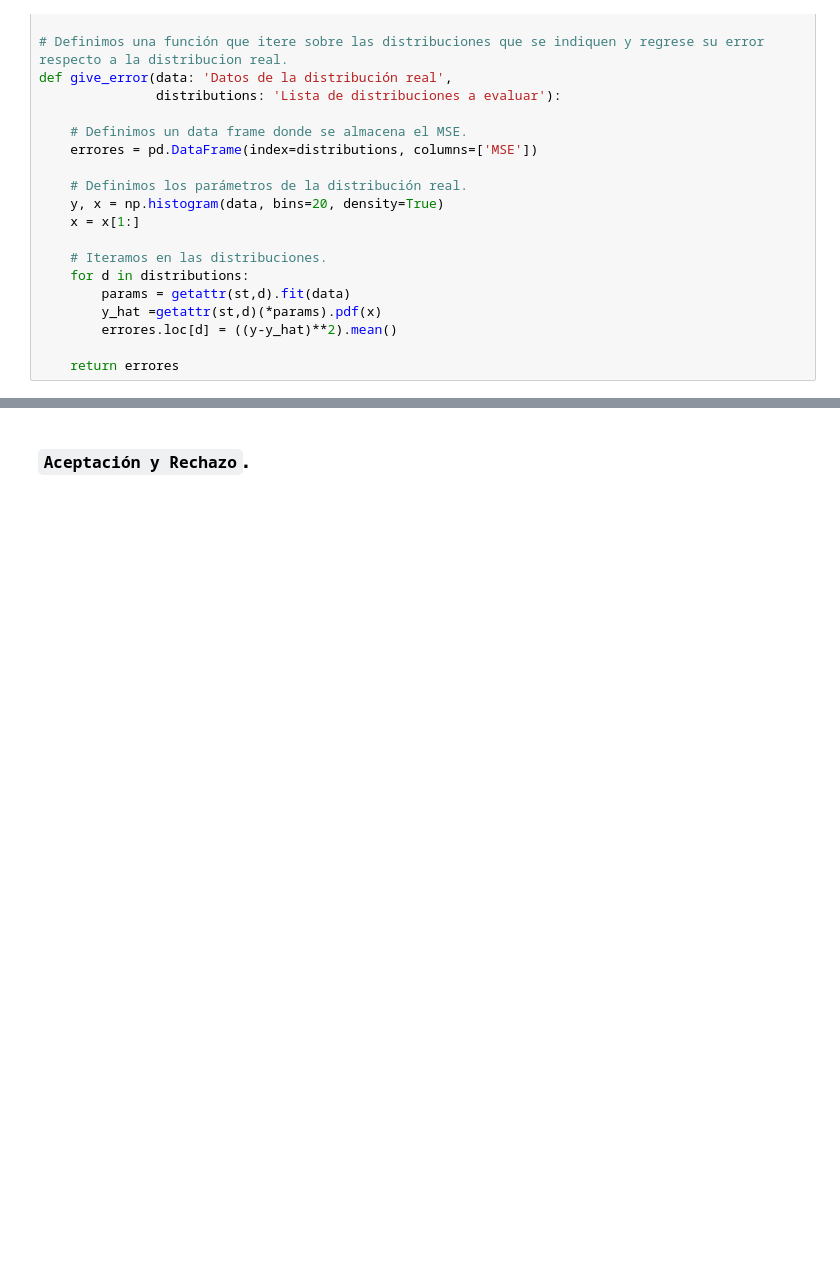
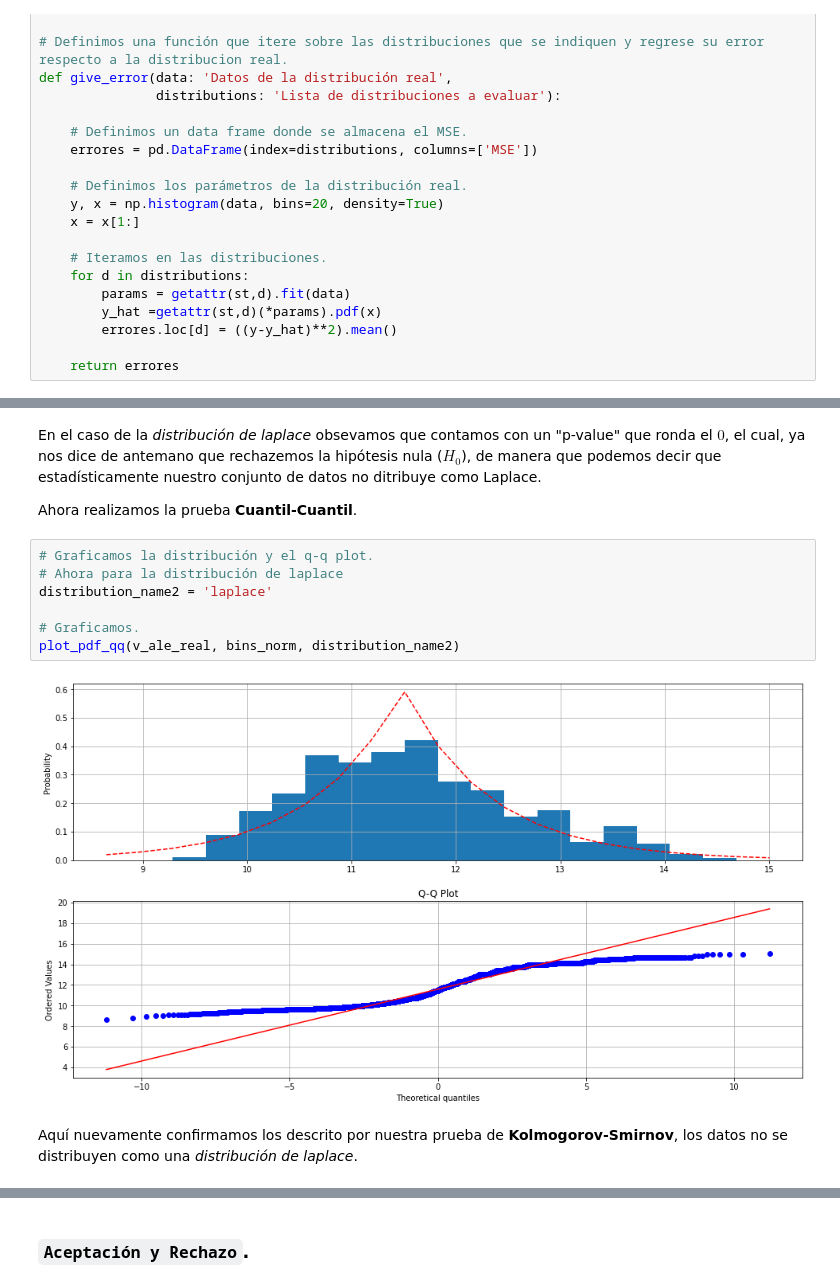
Before and after one commit to JuanPablo2019/Proyecto_modulo1, a Jupyter notebook: ProyectoModulo1_MaganaJ_PinedaB.ipynb, the cells around one changed output, grey strips where cells are left out. Cells and saved outputs as stored; diff of their text form; blank space fills up the shorter version.

```diff
--- a/ProyectoModulo1_MaganaJ_PinedaB.ipynb
+++ b/ProyectoModulo1_MaganaJ_PinedaB.ipynb
@@ -584,0 +621,15 @@ best
+# %% [markdown]
+En el caso de la _distribución de laplace_ obsevamos que contamos con un "p-value" que ronda el $0$, el cual, ya nos dice de antemano que rechazemos la hipótesis nula ($H_{0}$), de manera que podemos decir que estadísticamente nuestro conjunto de datos no ditribuye como Laplace.
+
+Ahora realizamos la prueba **Cuantil-Cuantil**.
+# %%
+# Graficamos la distribución y el q-q plot.
+# Ahora para la distribución de laplace
+distribution_name2 = 'laplace'
+
+# Graficamos.
+plot_pdf_qq(v_ale_real, bins_norm, distribution_name2)
+# %% [output]
+[figure, added]
+# %% [markdown]
+Aquí nuevamente confirmamos los descrito por nuestra prueba de **Kolmogorov-Smirnov**, los datos no se distribuyen como una _distribución de laplace_.
```
Also changed, not shown: parts of 60 cells of this notebook.
